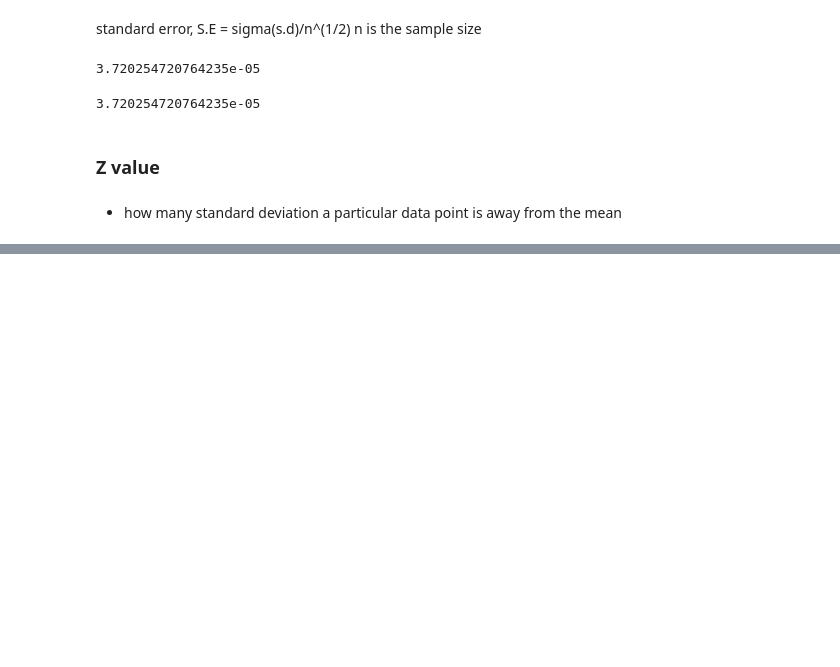
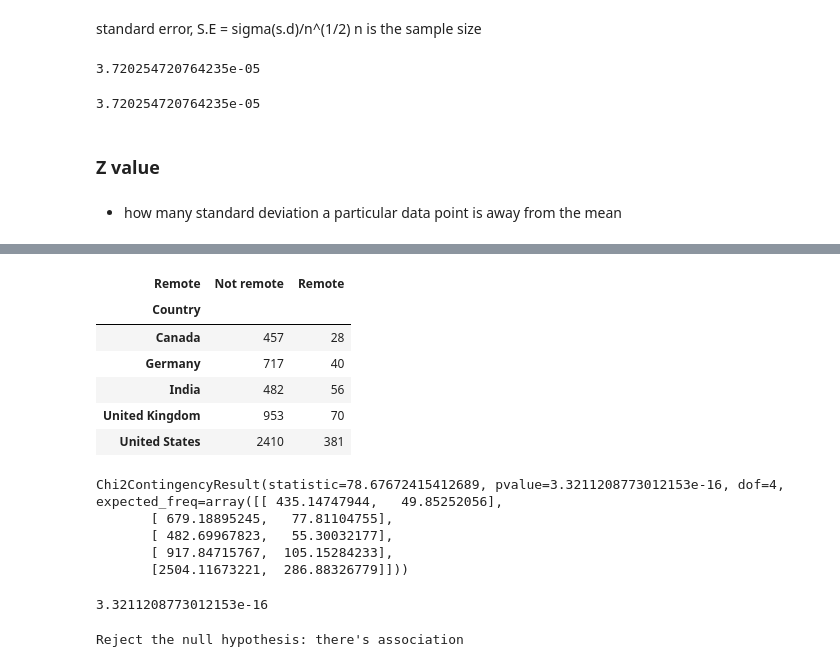
Before and after one commit to Farzinaayub/let-s_AI, a Jupyter notebook: NormalDist.ipynb, the cells around one changed output, grey strips where cells are left out. Drawn from its saved outputs; the diff is of its cells as text; code cells hidden in the pictures; blank space fills up the shorter version.

```diff
--- a/NormalDist.ipynb
+++ b/NormalDist.ipynb
@@ -139,0 +244,20 @@ df['density'].std()/len(df['density'])**(1/2)
+# %%
+t = pd.crosstab(index = df['Country'],columns = df['Remote'])
+# %%
+t
+# %% [output]
+| Remote | Not remote | Remote |
+| Country |  |  |
+| Canada | 457 | 28 |
+| Germany | 717 | 40 |
+| India | 482 | 56 |
+| United Kingdom | 953 | 70 |
+| United States | 2410 | 381 |
+# %%
+stats.chi2_contingency(t)
+# %% [output]
+Chi2ContingencyResult(statistic=78.67672415412689, pvalue=3.3211208773012153e-16, dof=4, expected_freq=array([[ 435.14747944,   49.85252056],
+       [ 679.18895245,   77.81104755],
+       [ 482.69967823,   55.30032177],
+       [ 917.84715767,  105.15284233],
+       [2504.11673221,  286.88326779]]))
@@ -139,0 +266,11 @@ df['density'].std()/len(df['density'])**(1/2)
+# %%
+p
+# %% [output]
+3.3211208773012153e-16
+# %%
+if p <= 0.05:
+    print("Reject the null hypothesis: there's association")
+else:
+    print("Failed to reject null hypothesis: there's no association")
+# %% [output]
+Reject the null hypothesis: there's association
```
Also changed, not shown: parts of 37 cells of this notebook.
